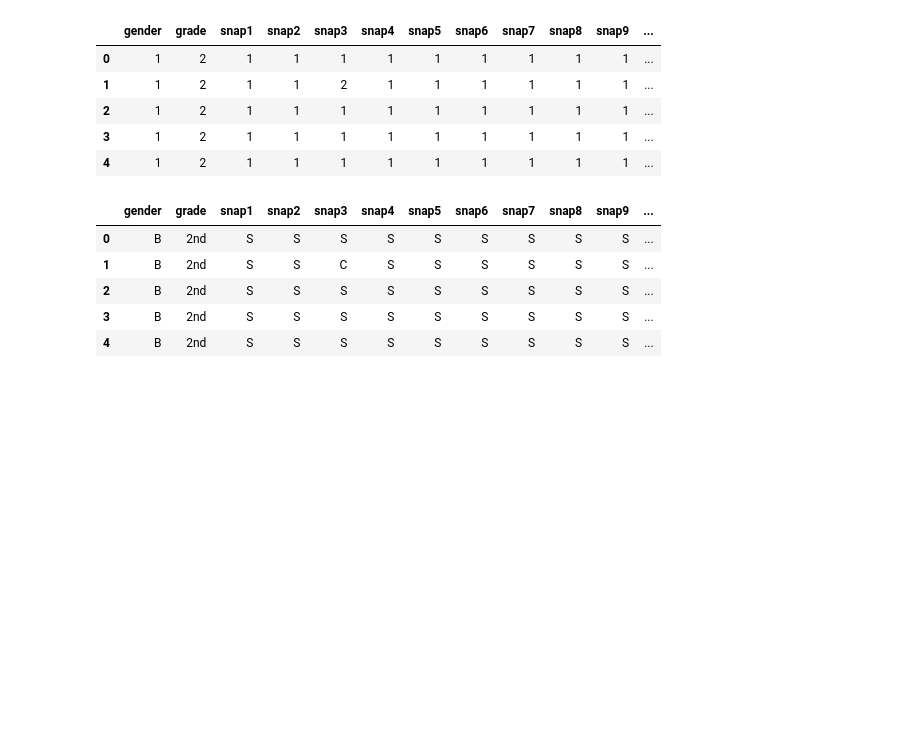
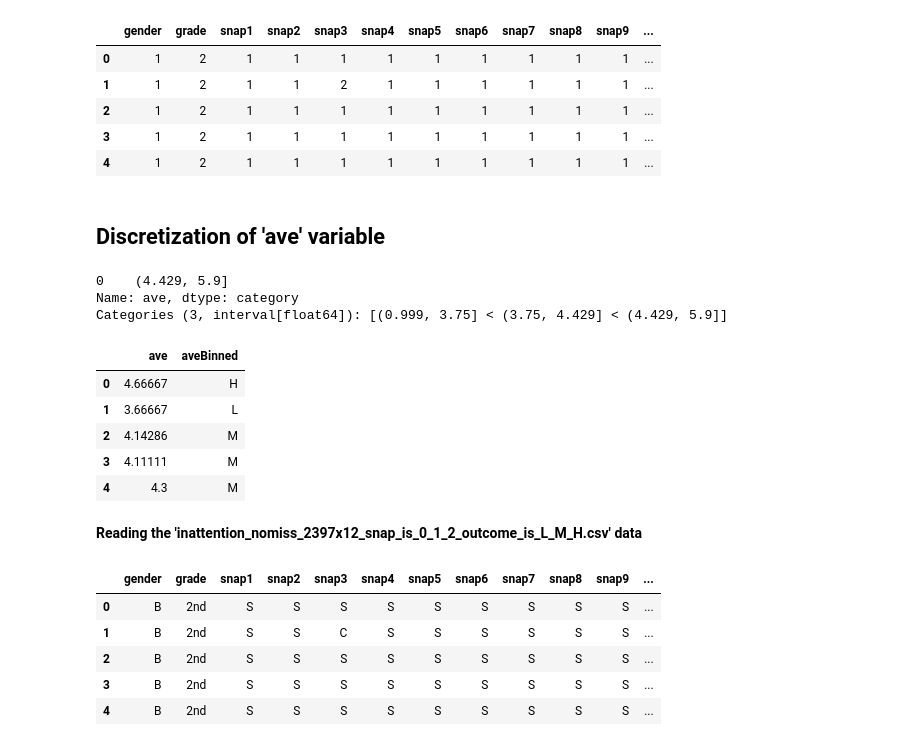
Before and after one commit to arvidl/inattention-populationsample, a Jupyter notebook: notebooks/prediction.ipynb, the cells around one changed output. Saved outputs shown, nothing was run; the diff lists cells and outputs as text; code cells hidden in the pictures; blank space fills up the shorter version.

Commit message:
added discretization of the 'ave' variable

```diff
--- a/notebooks/prediction.ipynb
+++ b/notebooks/prediction.ipynb
@@ -104,6 +104,30 @@ dfD3.head()
 | 2 | 1 | 2 | 1 | 1 | 1 | 1 | 1 | 1 | 1 | 1 | 1 | ... |
 | 3 | 1 | 2 | 1 | 1 | 1 | 1 | 1 | 1 | 1 | 1 | 1 | ... |
 | 4 | 1 | 2 | 1 | 1 | 1 | 1 | 1 | 1 | 1 | 1 | 1 | ... |
+# %% [markdown]
+## Discretization of 'ave' variable
+# %%
+pd.qcut(dfD3['ave'], 3).head(1)
+# %% [output]
+0    (4.429, 5.9]
+Name: ave, dtype: category
+Categories (3, interval[float64]): [(0.999, 3.75] < (3.75, 4.429] < (4.429, 5.9]]
+# %%
+discr = pd.qcut(dfD3['ave'], 3, labels=["L","M","H"])
+
+_df = pd.DataFrame([dfD3['ave'], discr ]).T
+_df.columns = ['ave', 'aveBinned']
+dfD3['aveBinned'] = _df['aveBinned']
+_df.head()
+# %% [output]
+|  | ave | aveBinned |
+| 0 | 4.66667 | H |
+| 1 | 3.66667 | L |
+| 2 | 4.14286 | M |
+| 3 | 4.11111 | M |
+| 4 | 4.3 | M |
+# %% [markdown]
+**Reading the 'inattention_nomiss_2397x12_snap_is_0_1_2_outcome_is_L_M_H.csv' data**
 # %%
 # The inattention_nomiss_2397x12_snap_is_0_1_2_outcome_is_L_M_H.csv data
 
```
Also changed, not shown: parts of 6 cells of this notebook.
